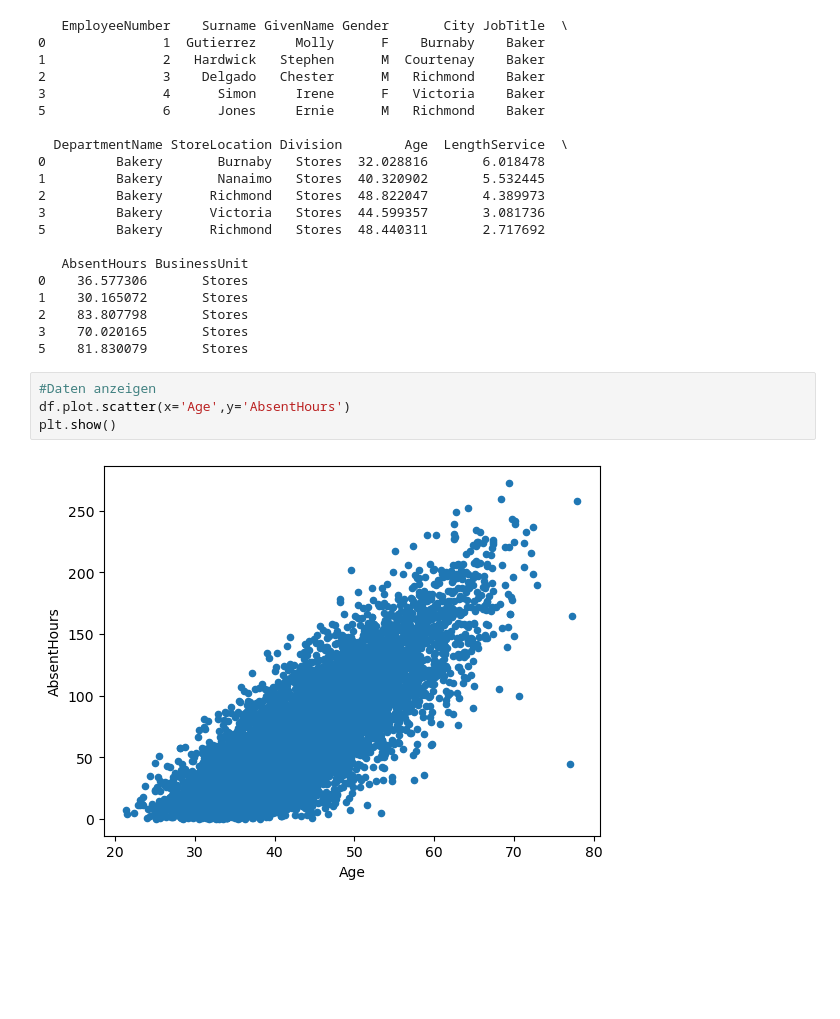
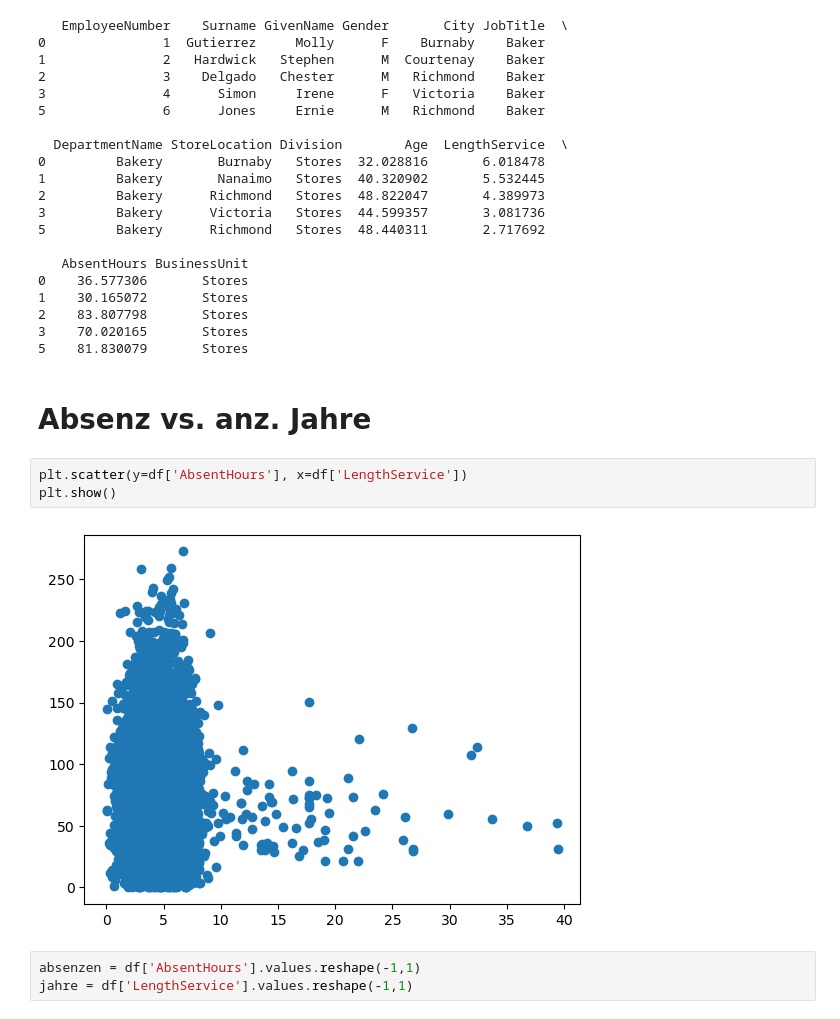
Before and after one commit to Tschoppsilas/LLR, a Jupyter notebook: LE1/Aufgabe 3.ipynb, the cells around one changed output. Saved outputs shown, nothing was run; the diff lists cells and outputs as text; blank space fills up the shorter version.

```diff
--- a/LE1/Aufgabe 3.ipynb
+++ b/LE1/Aufgabe 3.ipynb
@@ -37,9 +40,13 @@ print(df.head())
 2    83.807798       Stores
 3    70.020165       Stores
 5    81.830079       Stores
+# %% [markdown]
+# Absenz vs. anz. Jahre
+# %%
+plt.scatter(y=df['AbsentHours'], x=df['LengthService'])
+plt.show()
+# %% [output]
+[figure, added]
 # %%
-#Daten anzeigen
-df.plot.scatter(x='Age',y='AbsentHours')
-plt.show()
+absenzen = df['AbsentHours'].values.reshape(-1,1)
+jahre = df['LengthService'].values.reshape(-1,1)
-# %% [output]
-[figure, removed]
```
Also changed, not shown: parts of 17 cells of this notebook.
